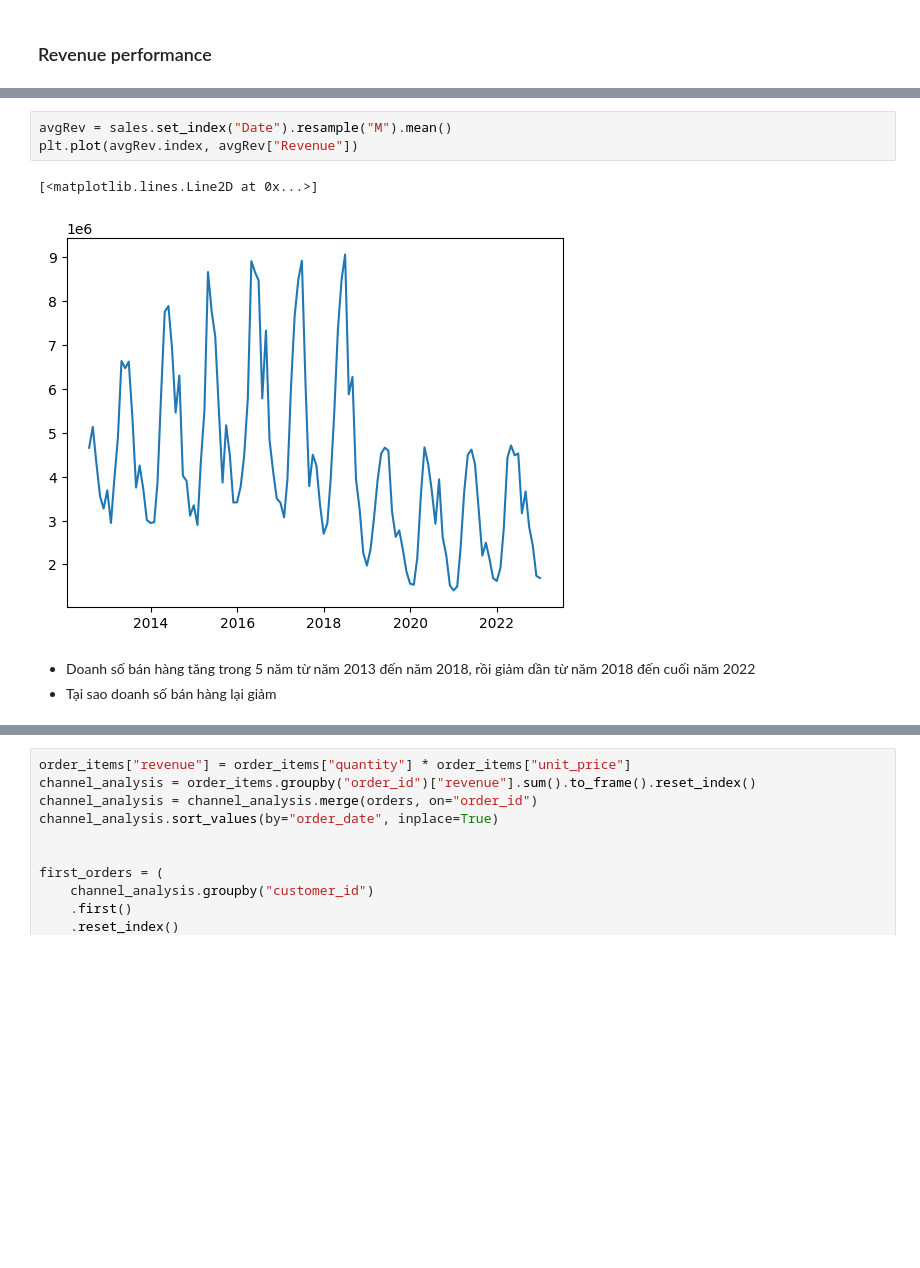
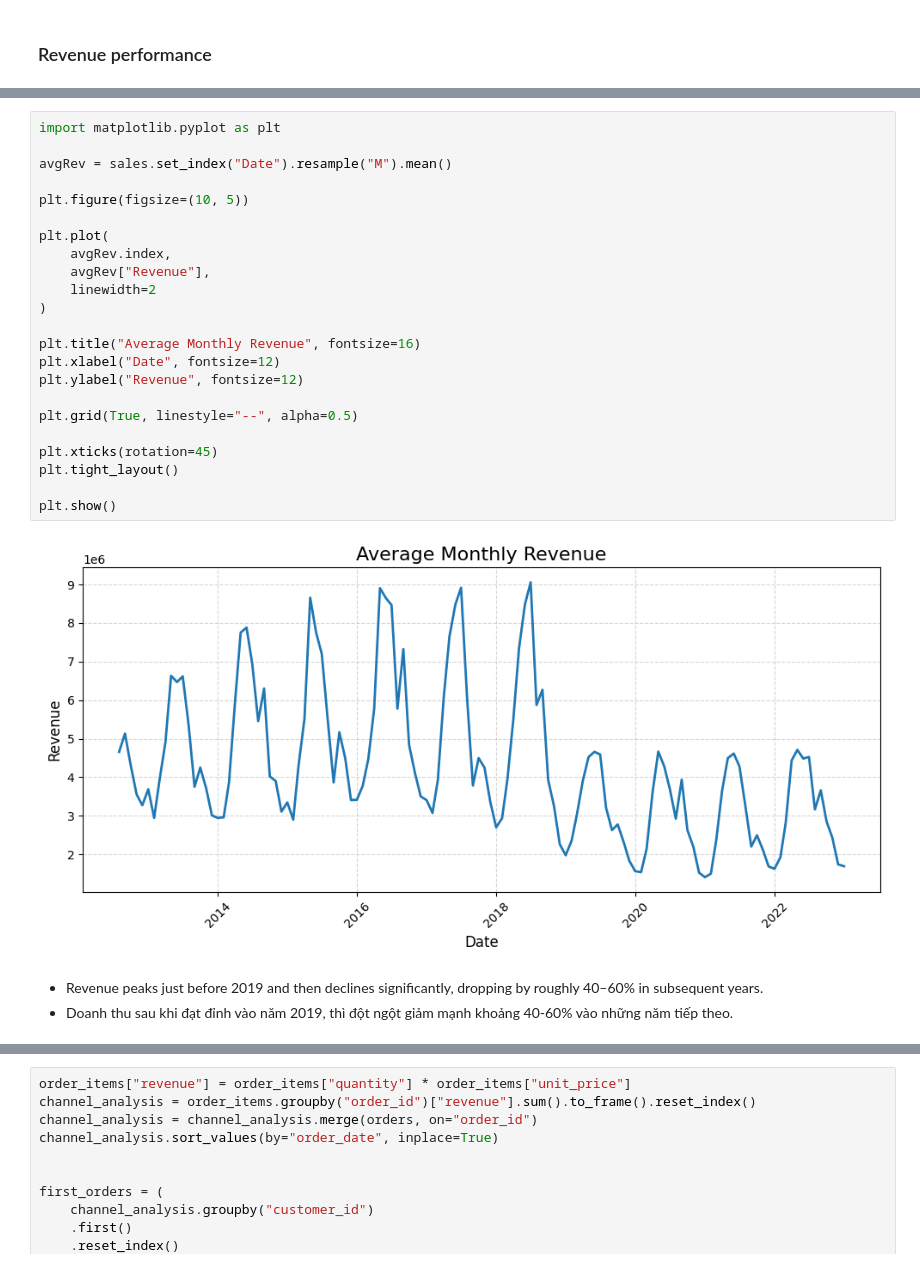
Before and after one commit to LineLuLan/The-Richers, a Jupyter notebook: notebooks/1.DA.ipynb, the cells around one changed output, grey strips where cells are left out. Saved outputs shown, nothing was run; the diff lists cells and outputs as text; blank space fills up the shorter version.

```diff
--- a/notebooks/1.DA.ipynb
+++ b/notebooks/1.DA.ipynb
@@ -35,9 +39,28 @@ target_prediction = sales[['Revenue', 'COGS']]
 # %%
+import matplotlib.pyplot as plt
+
 avgRev = sales.set_index("Date").resample("M").mean()
-plt.plot(avgRev.index, avgRev["Revenue"])
+
+plt.figure(figsize=(10, 5))
+
+plt.plot(
+    avgRev.index,
+    avgRev["Revenue"],
+    linewidth=2
+)
+
+plt.title("Average Monthly Revenue", fontsize=16)
+plt.xlabel("Date", fontsize=12)
+plt.ylabel("Revenue", fontsize=12)
+
+plt.grid(True, linestyle="--", alpha=0.5)
+
+plt.xticks(rotation=45)
+plt.tight_layout()
+
+plt.show()
 # %% [output]
-[<matplotlib.lines.Line2D at 0x...>]
-[figure, old version]
+[figure, new version]
 # %% [markdown]
-- Doanh số bán hàng tăng trong 5 năm từ năm 2013 đến năm 2018, rồi giảm dần từ năm 2018 đến cuối năm 2022
-- Tại sao doanh số bán hàng lại giảm
+- Revenue peaks just before 2019 and then declines significantly, dropping by roughly 40–60% in subsequent years.
+- Doanh thu sau khi đạt đỉnh vào năm 2019, thì đột ngột giảm mạnh khoảng 40-60% vào những năm tiếp theo.
```
Also changed, not shown: parts of 29 cells of this notebook.
